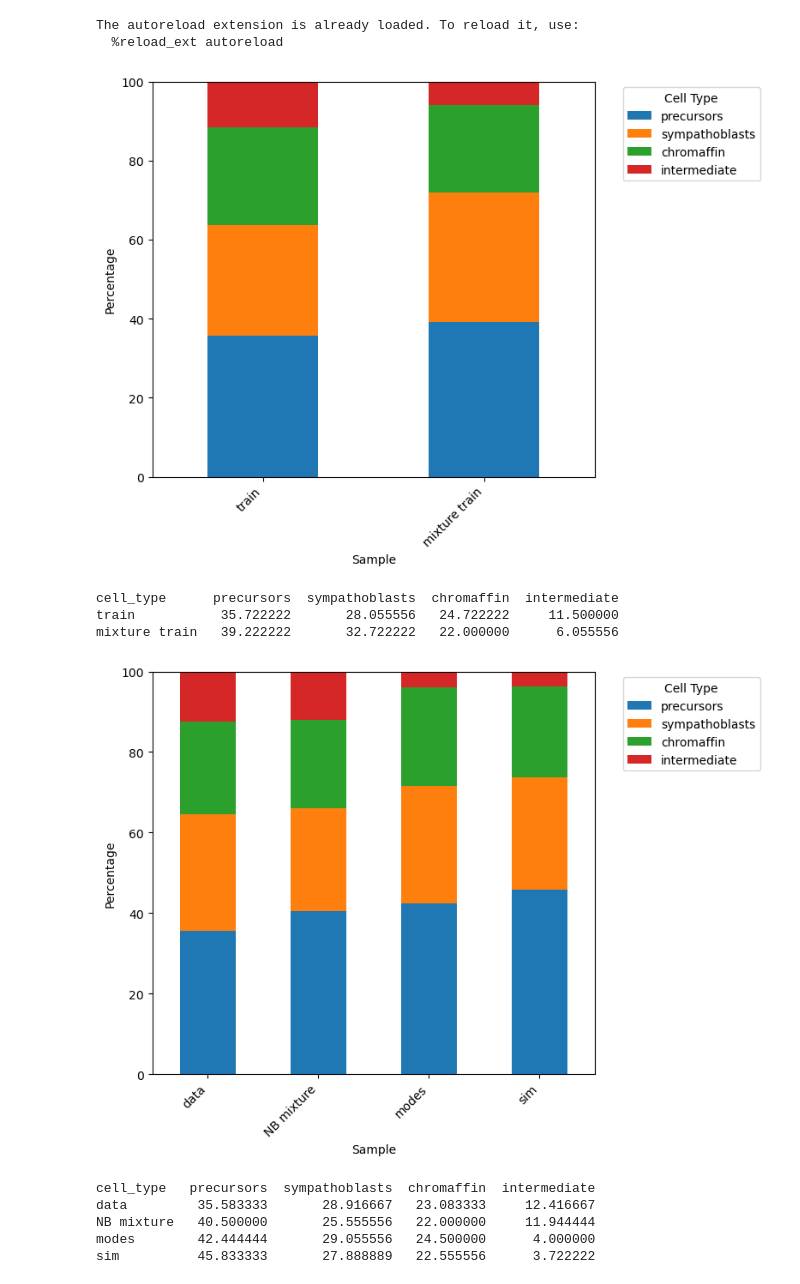
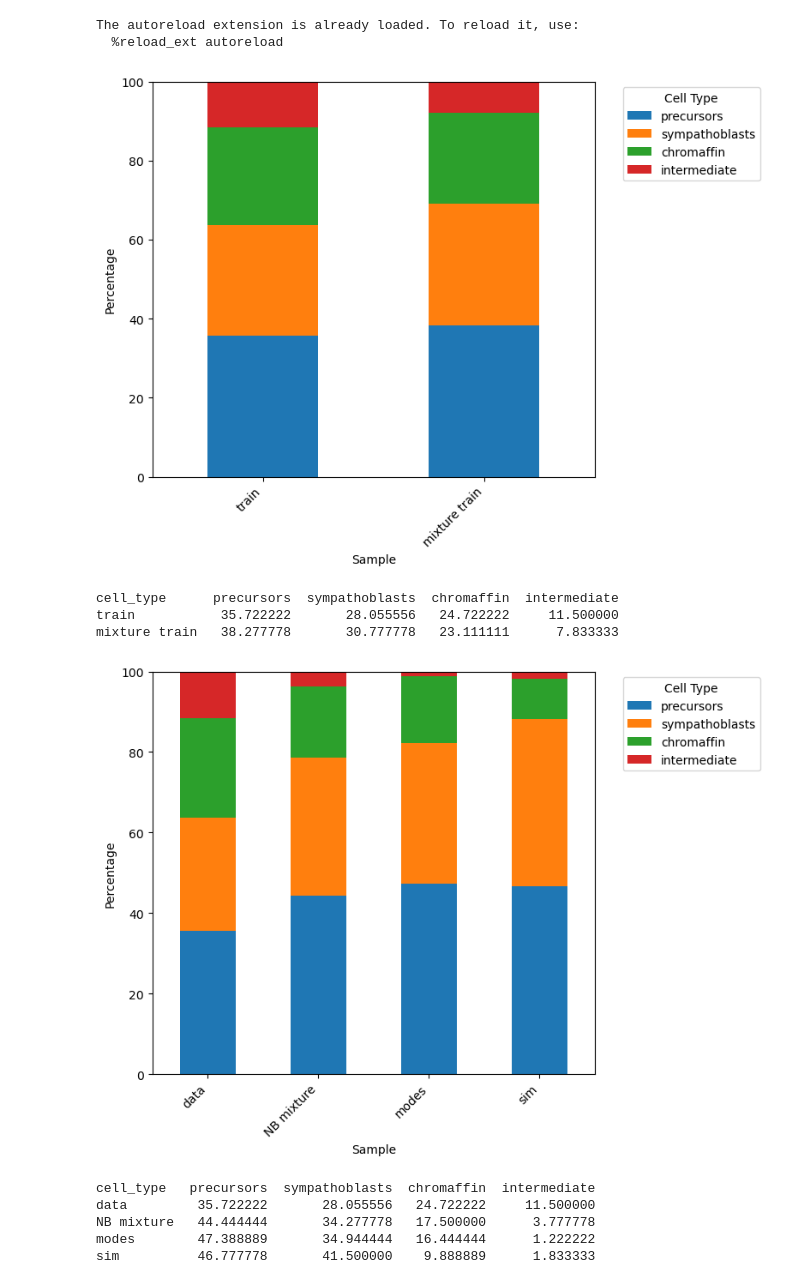
Before and after one commit to eliasventre/CardamomOT, a Jupyter notebook: utils/compare_cell_types.ipynb, the cells around one changed output. Saved outputs shown, nothing was run; the diff lists cells and outputs as text; code cells hidden in the pictures.

```diff
--- a/utils/compare_cell_types.ipynb
+++ b/utils/compare_cell_types.ipynb
@@ -15,10 +15,10 @@ label="cell_type"
 stim = 1.0
 prior = 1.0
 
-def check_cell_types_full(clf, p, test=False):
+def check_cell_types_full(clf, p, split='train', test=False):
 
     ### Compare cell type on mRNA
-    adata_train_true = ad.read_h5ad(p+'Data/data_train.h5ad')
+    adata_train_true = ad.read_h5ad(p+f'Data/data_{split}.h5ad')
     adata_train = ad.read_h5ad(p+'cardamom/adata_beta_stim{}_prior{}.h5ad'.format(stim, prior))
     adata_sim_train = ad.read_h5ad(p+'cardamom/adata_sim_stim{}_prior{}.h5ad'.format(stim, prior))
     adata_theta_train = ad.read_h5ad(p+'cardamom/adata_theta_stim{}_prior{}.h5ad'.format(stim, prior))
@@ -149,19 +149,19 @@ The autoreload extension is already loaded. To reload it, use:
 # %%
 p = './../collaborations/Data_Olivier/'
 
 adata_full = ad.read_h5ad(p+'Data/data_full.h5ad')
 clf = train_classifier(adata_full, label_key=label)
 check_cell_types_mixture(clf, p, split='full')
-check_cell_types_full(clf, p)
+check_cell_types_full(clf, p, split='full')
 # %% [output]
-[figure, old version]
+[figure, new version]
 cell_type      precursors  sympathoblasts  chromaffin  intermediate
 train           35.722222       28.055556   24.722222     11.500000
-mixture train   39.222222       32.722222   22.000000      6.055556
+mixture train   38.277778       30.777778   23.111111      7.833333
-[figure, old version]
+[figure, new version]
 cell_type   precursors  sympathoblasts  chromaffin  intermediate
-data         35.583333       28.916667   23.083333     12.416667
-NB mixture   40.500000       25.555556   22.000000     11.944444
-modes        42.444444       29.055556   24.500000      4.000000
-sim          45.833333       27.888889   22.555556      3.722222
+data         35.722222       28.055556   24.722222     11.500000
+NB mixture   44.444444       34.277778   17.500000      3.777778
+modes        47.388889       34.944444   16.444444      1.222222
+sim          46.777778       41.500000    9.888889      1.833333
 # %%
```
Also changed, not shown: parts of 7 cells of this notebook, 15 other files.
